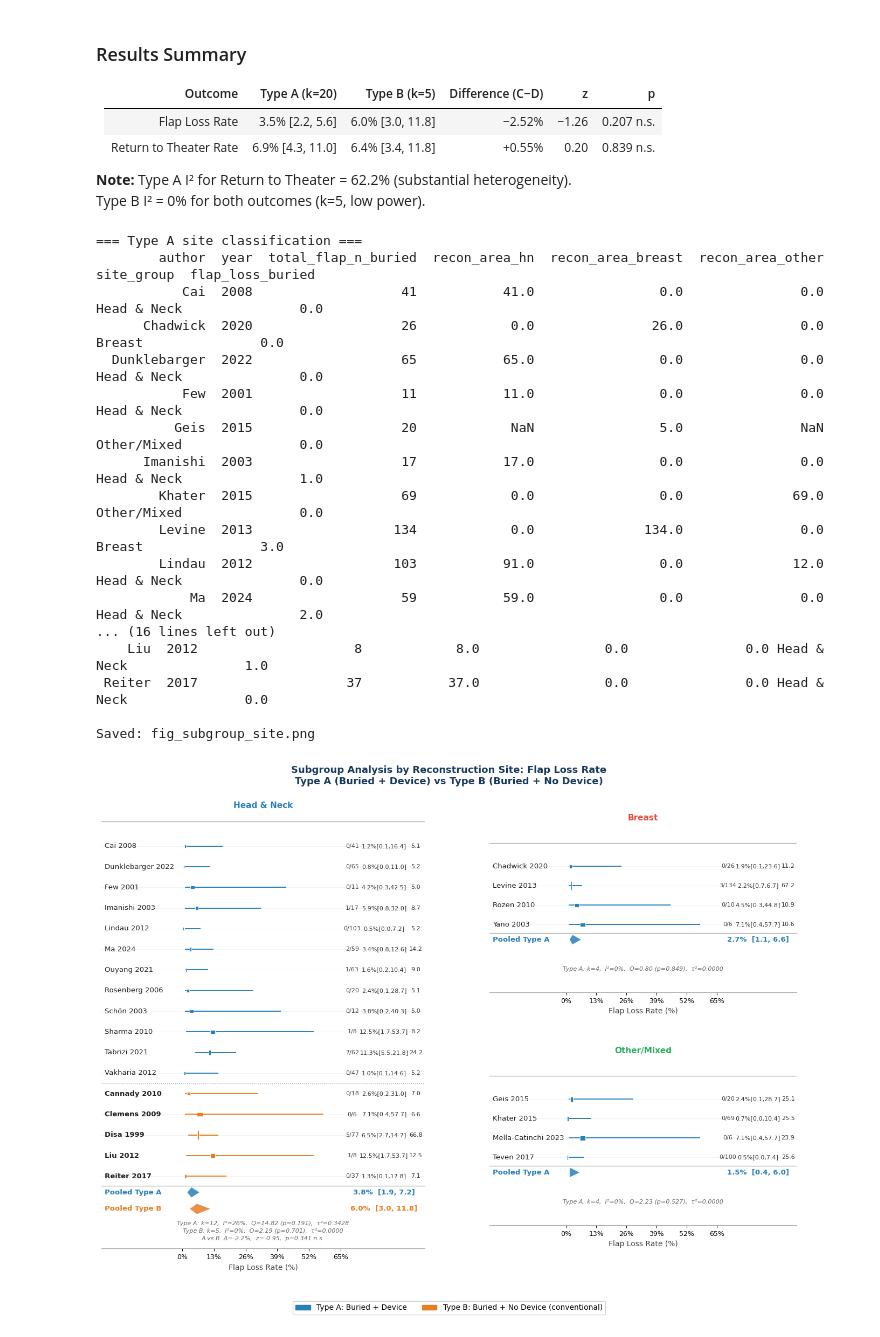
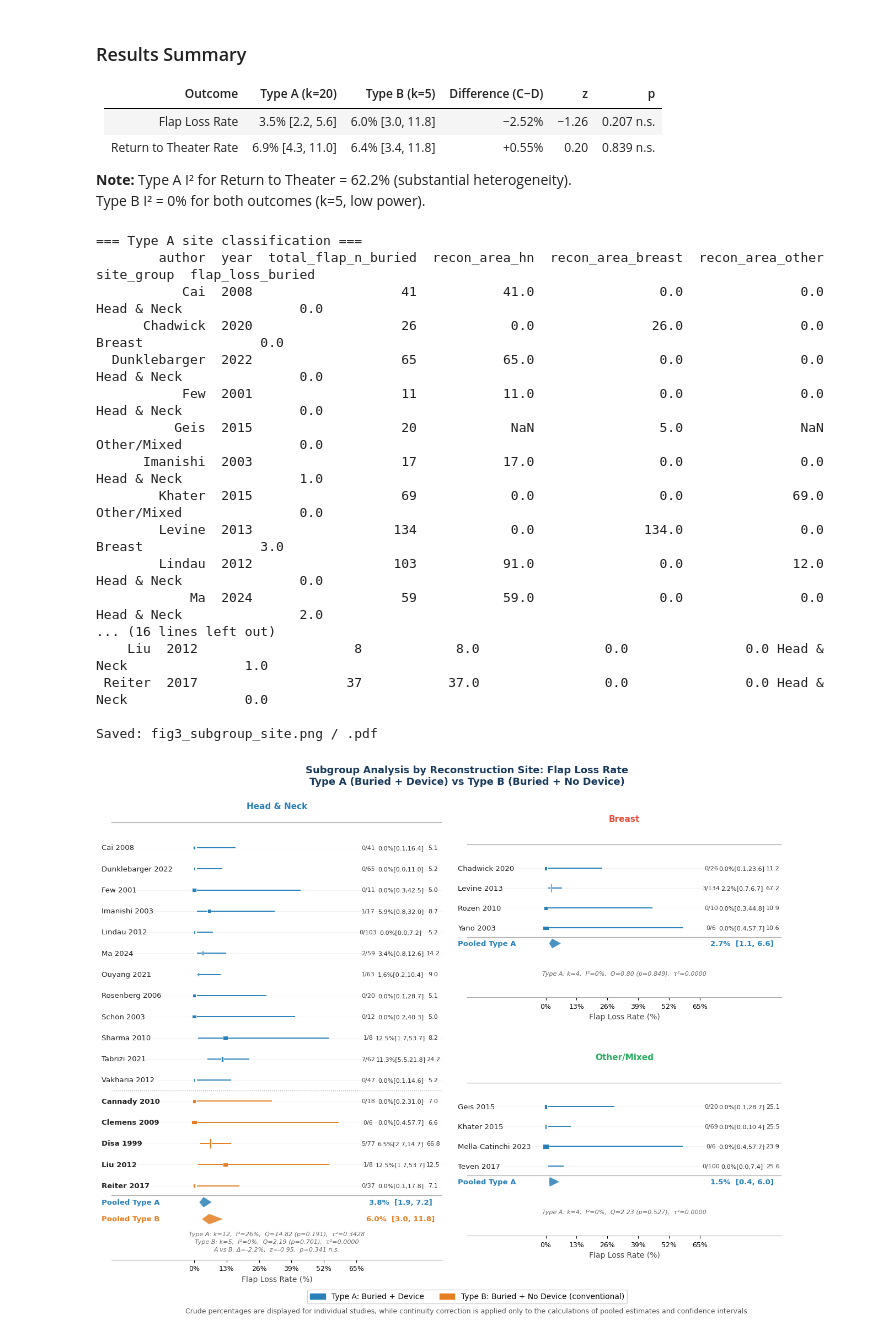
Before and after one commit to Hiroki-Kodama-PRS/PRS-Meta-Analysis, a Jupyter notebook: analysis ver 3.ipynb, the cells around one changed output. Cells and saved outputs as stored; diff of their text form; code cells hidden in the pictures.

```diff
--- a/analysis ver 3.ipynb
+++ b/analysis ver 3.ipynb
@@ -479,6 +482,7 @@ def pool_prop(n_events, n_total, labels):
     ne = n_events.copy(); nt = n_total.copy()
     ne[mask0] += 0.5;    nt[mask0] += 1.0
     p_i  = ne / nt
+    p_raw = n_events / n_total
     lp_i = logit(p_i)
     se_i = np.sqrt(1/ne + 1/(nt - ne))
     w_fe  = 1 / se_i**2
@@ -499,7 +503,7 @@ def pool_prop(n_events, n_total, labels):
     return dict(
         labels=labels, k=k,
         n_events=n_events, n_total=n_total,
-        p_i=p_i, lp_i=lp_i, se_i=se_i, wt_pct=wt_pct,
+        p_i=p_i, p_raw=p_raw, lp_i=lp_i, se_i=se_i, wt_pct=wt_pct,
         lp_re=lp_re, se_re=se_re,
         pooled=pooled, ci_lo_95=ci_lo_95, ci_hi_95=ci_hi_95,
         Q=Q, p_Q=p_Q, tau2=tau2, I2=I2)
@@ -552,7 +556,7 @@ def _draw_panel(ax, entries, pool_res, cmp, site, color):
 
     T = ax.get_yaxis_transform()
 
-    cx_study = 0.01
+    cx_study = -0.03
     # 右側テキスト列を1/3に圧縮して中央寄せ
     base = 0.72      # 左端（少し中央寄りに）
     width = 0.28     # 元 ~0.36 → 約1/3
@@ -577,7 +581,7 @@ def _draw_panel(ax, entries, pool_res, cmp, site, color):
 
         lo = inv_logit(lp - 1.96 * se) * 100
         hi = inv_logit(lp + 1.96 * se) * 100
-        pc = (ne_c / nt_c) * 100
+        pc = (ne / nt) * 100
 
         wt = pool_res[typ]['wt_pct'][
             list(pool_res[typ]['labels']).index(lbl)
@@ -833,8 +837,8 @@ fig = plt.figure(figsize=(15, 10.8), facecolor='white')
 # 目安の高さ比: 左 0.8、右上 0.3、右下 0.3
 panel_pos = {
     'Head & Neck': [0.07, 0.12, 0.40, 0.78],
-    'Breast':      [0.55, 0.56, 0.38, 0.30],
-    'Other/Mixed': [0.55, 0.16, 0.38, 0.30],
+    'Breast':      [0.50, 0.56, 0.38, 0.30],
+    'Other/Mixed': [0.50, 0.16, 0.38, 0.30],
 }
 
 for entries, pool_res, cmp, site in panel_data:
@@ -854,45 +858,51 @@ legend_handles = [
     mpatches.Patch(color=C_CONV,   label='Type B: Buried + No Device (conventional)'),
 ]
 fig.legend(handles=legend_handles, loc='lower center', ncol=2,
-           fontsize=10, framealpha=0.9, bbox_to_anchor=(0.5, 0.0))
+           fontsize=10, framealpha=0.9, bbox_to_anchor=(0.5, 0.04))
 
 fig.suptitle(
     'Subgroup Analysis by Reconstruction Site: Flap Loss Rate\n'
     'Type A (Buried + Device) vs Type B (Buried + No Device)',
     fontsize=13, fontweight='bold', color=C_HEADER, y=0.95)
 
-plt.savefig('fig_subgroup_site.png', dpi=DPI,
+fig.text(0.5, 0.04,
+         'Crude percentages are displayed for individual studies, while continuity correction is applied only to the calculations of pooled estimates and confidence intervals.',
+         ha='center', va='top', fontsize=9, color='#555555')
+
+plt.savefig('fig3_subgroup_site.png', dpi=600,
             bbox_inches='tight', facecolor='white')
-print('\nSaved: fig_subgroup_site.png')
+plt.savefig('fig3_subgroup_site.pdf',
+            bbox_inches='tight', facecolor='white')
+print('\nSaved: fig3_subgroup_site.png / .pdf')
 plt.show()
 
 # ── 9. 結果表示・CSV出力 ──────────────────────────────────────────────────
 df_out = pd.DataFrame(results_out)
 print()
 print("=== Subgroup results by reconstruction site ===")
 print(df_out.to_string(index=False))
 
 df_out.to_csv('results_subgroup_site.csv', index=False)
 print('\nSaved: results_subgroup_site.csv')
 # %% [output]
 === Type A site classification ===
         author  year  total_flap_n_buried  recon_area_hn  recon_area_breast  recon_area_other  site_group  flap_loss_buried
            Cai  2008                   41           41.0                0.0               0.0 Head & Neck               0.0
       Chadwick  2020                   26            0.0               26.0               0.0      Breast               0.0
   Dunklebarger  2022                   65           65.0                0.0               0.0 Head & Neck               0.0
            Few  2001                   11           11.0                0.0               0.0 Head & Neck               0.0
           Geis  2015                   20            NaN                5.0               NaN Other/Mixed               0.0
       Imanishi  2003                   17           17.0                0.0               0.0 Head & Neck               1.0
         Khater  2015                   69            0.0                0.0              69.0 Other/Mixed               0.0
         Levine  2013                  134            0.0              134.0               0.0      Breast               3.0
         Lindau  2012                  103           91.0                0.0              12.0 Head & Neck               0.0
             Ma  2024                   59           59.0                0.0               0.0 Head & Neck               2.0
 ... (16 lines left out)
     Liu  2012                    8            8.0                0.0               0.0 Head & Neck               1.0
  Reiter  2017                   37           37.0                0.0               0.0 Head & Neck               0.0
 
-Saved: fig_subgroup_site.png
+Saved: fig3_subgroup_site.png / .pdf
-[figure, old version]
+[figure, new version]
 === Subgroup results by reconstruction site ===
        Site  Group  k  Pooled_pct  CI95_Lo  CI95_Hi  I2_pct      Q    p_Q   tau2      z  p_value  Sig Note
 Head & Neck Type A 12        3.76     1.93     7.19    25.8 14.816 0.1911 0.3428 -0.953   0.3408 n.s.
```
Also changed, not shown: parts of 8 cells of this notebook, 24 other files.
